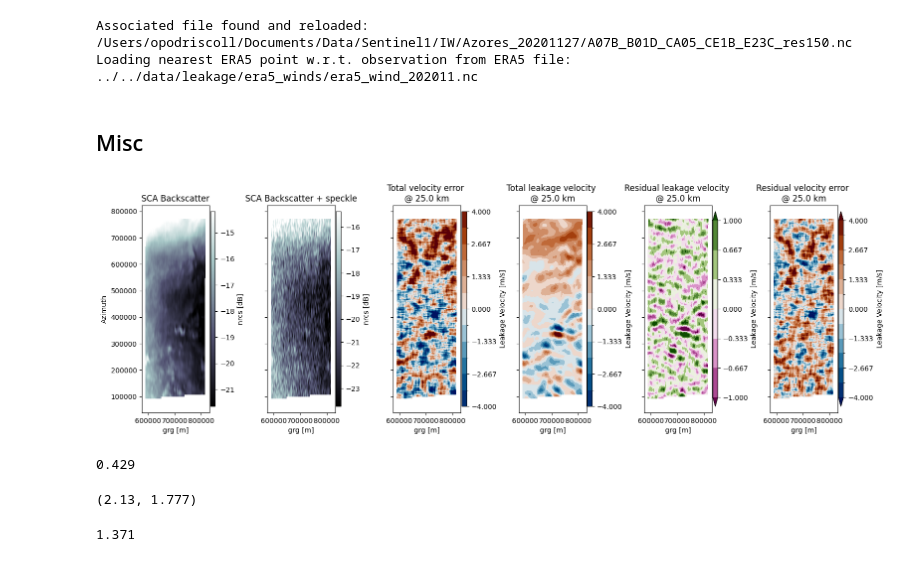
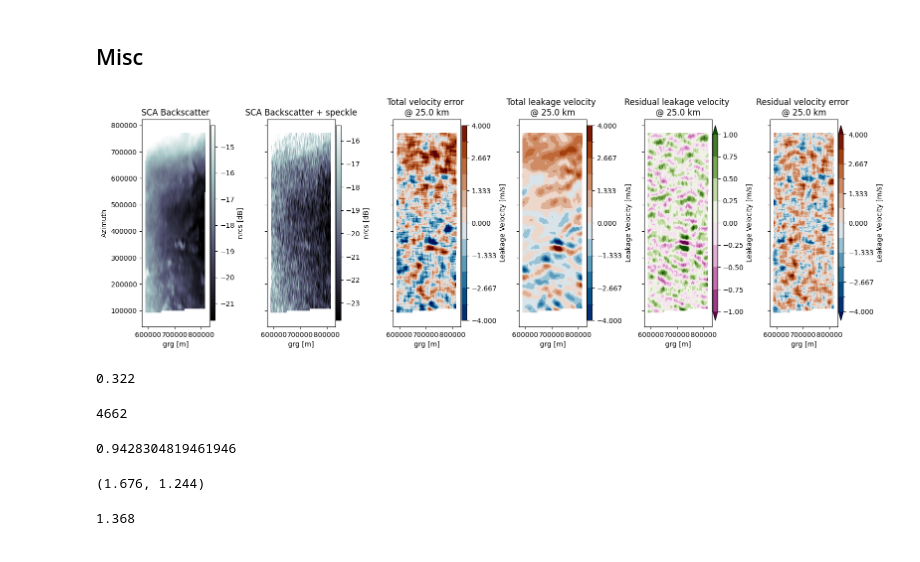
Before and after one commit to owenodriscoll/DopSCA_leakage, a Jupyter notebook: analyses/leakage/process_sentinel1_chain.ipynb, the cells around one changed output. Drawn from its saved outputs; the diff is of its cells as text; code cells hidden in the pictures.

Commit message:
75m spacing

```diff
--- a/analyses/leakage/process_sentinel1_chain.ipynb
+++ b/analyses/leakage/process_sentinel1_chain.ipynb
@@ -61,7 +61,7 @@ test = S1DopplerLeakage(
     az_footprint_cutoff=80_000,
     vx_sat=6_800,
     PRF=4,
-    grid_spacing=150,
+    grid_spacing=75,
     antenna_length=2.87,
     antenna_height=0.32,
     beam_pattern= 'phased_array', #'phased_array', sinc
@@ -97,16 +89,13 @@ files
 # test.compute_leakage_velocity()
 # test.compute_leakage_velocity_estimate()
 test.apply()
-# %% [output]
-Associated file found and reloaded: /Users/opodriscoll/Documents/Data/Sentinel1/IW/Azores_20201127/A07B_B01D_CA05_CE1B_E23C_res150.nc
-Loading nearest ERA5 point w.r.t. observation from ERA5 file: ../../data/leakage/era5_winds/era5_wind_202011.nc
 # %% [markdown]
 ## Misc
 # %%
 cbar_kwargs = {'shrink':0.8, 'aspect':40, 'pad' : 0.01, 'extend':'neither'}
 plot_kwargs = {'robust': True}
 plot_leakage_kwargs = {'vmin': -4, 'vmax': 4, 'cmap' : cmc.vik, 'levels' : 13}
-plot_leakage_net_kwargs = {'vmin': -1, 'vmax': 1, 'cmap' : cmc.bam, 'levels' : 7}
+plot_leakage_net_kwargs = {'vmin': -1, 'vmax': 1, 'cmap' : cmc.bam, 'levels' : 9}
 label_kwargs = {'xlabel':'Range [m]', 'ylabel':'Azimuth [m]'}
 
 net_leakage = test.data.V_leakage_pulse_rg_subscene - test.data.V_leakage_pulse_rg_subscene_inverted
@@ -123,44 +112,52 @@ plot_cut = net_velocity_error / net_velocity_error
                                           **{'cmap': 'bone', **plot_kwargs},
                                           cbar_kwargs = {'label':'nrcs [dB]', **cbar_kwargs})
 (10*np.log10(test.data.nrcs_scat_w_noise * plot_cut)).T.plot(ax= axes[*axes_indexes[1]],#[0,1],
                                                   **{'cmap': 'bone', **plot_kwargs},
                                                   cbar_kwargs = {'label':'nrcs [dB]', **cbar_kwargs})
 (test.data.V_sigma_subscene * plot_cut * LoS_comp).T.plot(ax= axes[*axes_indexes[2]],#[0,2],
                                              **{**plot_leakage_kwargs, **plot_kwargs},
                                              cbar_kwargs = {'label':'Leakage Velocity [m/s]', **cbar_kwargs})
 (test.data.V_leakage_pulse_rg_subscene * plot_cut * LoS_comp).T.plot(ax= axes[*axes_indexes[3]],#[1,0],
                     **{**plot_leakage_kwargs, **plot_kwargs},
                     cbar_kwargs = {'label':'Leakage Velocity [m/s]', **cbar_kwargs})
 (net_leakage  * LoS_comp).T.plot.contourf(ax= axes[*axes_indexes[4]],#[1,1],
                     **{**plot_leakage_net_kwargs, **plot_kwargs},
                     cbar_kwargs = {'label':'Leakage Velocity [m/s]', **cbar_kwargs})
 (net_velocity_error * LoS_comp).T.plot.contourf(ax= axes[*axes_indexes[5]],#[1,2],
                     **{**plot_leakage_net_kwargs, **plot_leakage_kwargs},
                     cbar_kwargs = {'label':'Leakage Velocity [m/s]', **cbar_kwargs})
 
 res = test.resolution_product/1000
 titles = ['SCA Backscatter', 'SCA Backscatter + speckle', f'Total velocity error \n@ {res:2} km',
           f'Total leakage velocity \n@ {res:2} km', f'Residual leakage velocity \n@ {res:2} km', f'Residual velocity error \n@ {res:2} km']
 x_labels = [''] * (nx * np.max([0, ny-1])) + ['Range [m]'] * (nx * (ny-1))
 y_labels = (['Azimuth'] + [''] * (nx - 1)) * ny
 _ = [ax.axes.set_title(i) for ax, i in zip(axes.ravel(), titles)]
 _ = [ax.axes.set_xlabel(i) for ax, i in zip(axes.ravel(), x_labels)]
 _ = [ax.axes.set_ylabel(i) for ax, i in zip(axes.ravel(), y_labels)]
 _ = [ax.axes.set_aspect('equal') for ax in axes.ravel()]
 
 plt.tight_layout()
 # %% [output]
-[figure, old version]
+[figure, new version]
 # %%
 func_rmse = lambda x, rounding=3:  np.round(np.sqrt(np.mean(x**2)).values*1, rounding)
 func_rmse(net_leakage)
 # %% [output]
-0.429
+0.322
+# %%
+test.grg_N*test.slow_time_N
+# %% [output]
+4662
+# %%
+test.velocity_error / np.sqrt(test.grg_N*test.slow_time_N)
+# %% [output]
+0.9428304819461946
 # %%
 func_rmse(test.data.V_sigma_subscene * plot_cut), func_rmse(net_velocity_error)
 # %% [output]
-(2.13, 1.777)
+(1.676, 1.244)
 # %%
 func_rmse(test.data.V_leakage_pulse_rg_subscene)
 # %% [output]
-1.371
+1.368
```
Also changed, not shown: parts of 1 cell of this notebook.
